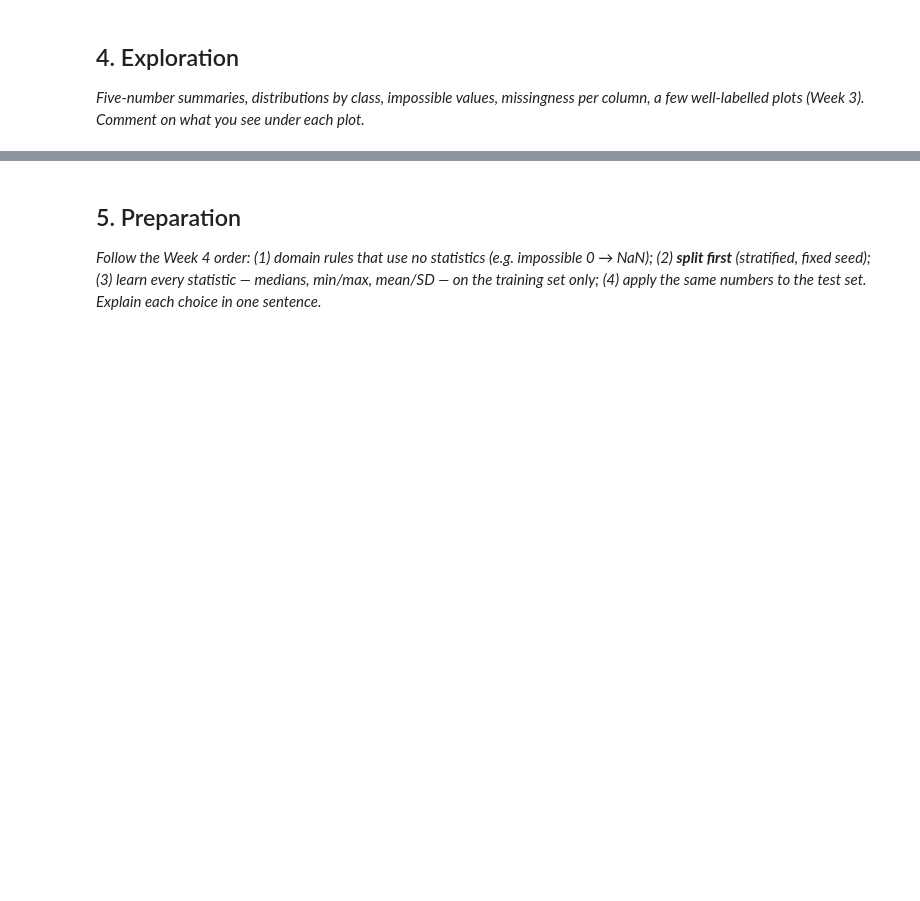
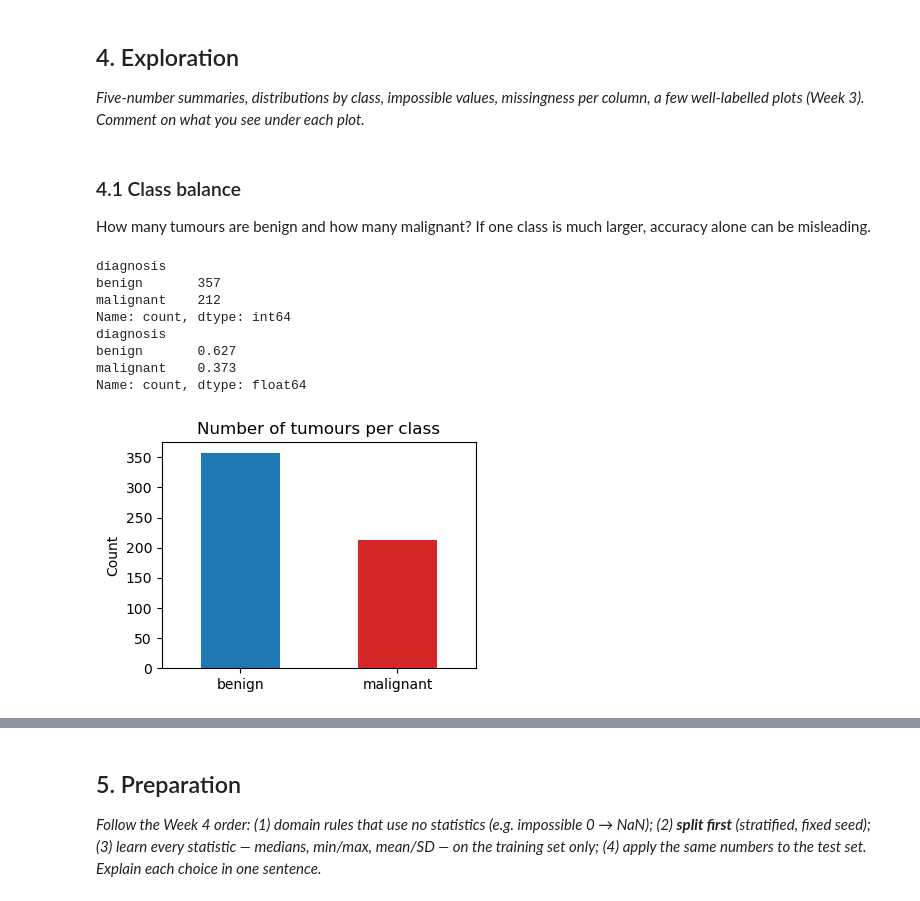
Before and after one commit to TalhaTufanN/se309-breast-cancer-diagnosis, a Jupyter notebook: notebooks/project.ipynb, the cells around one changed output, grey strips where cells are left out. Saved outputs shown, nothing was run; the diff lists cells and outputs as text; code cells hidden in the pictures; blank space fills up the shorter version.

```diff
--- a/notebooks/project.ipynb
+++ b/notebooks/project.ipynb
@@ -48,10 +48,15 @@ The 30 features are 10 nucleus properties (radius, texture, perimeter, area, smo
 import numpy as np
 import pandas as pd
 import matplotlib.pyplot as plt
+from pathlib import Path
 from sklearn.datasets import load_breast_cancer
 
 SEED = 42
 np.random.seed(SEED)
+
+# Figures are saved to the images/ folder of the repository
+IMG = Path("../images") if Path("../images").is_dir() else Path("images")
+IMG.mkdir(exist_ok=True)
 # %%
 # Load the data (same columns and labels as data/wdbc.csv)
 bunch = load_breast_cancer(as_frame=True)
@@ -73,0 +85,28 @@ df.head()
+# %% [markdown]
+### 4.1 Class balance
+
+How many tumours are benign and how many malignant? If one class is much larger, accuracy alone can be misleading.
+# %%
+counts = df["diagnosis"].value_counts()
+print(counts)
+print((counts / len(df)).round(3))
+
+fig, ax = plt.subplots(figsize=(4, 3))
+counts.plot.bar(ax=ax, color=["tab:blue", "tab:red"])
+ax.set_title("Number of tumours per class")
+ax.set_xlabel("")
+ax.set_ylabel("Count")
+ax.tick_params(axis="x", rotation=0)
+plt.tight_layout()
+plt.savefig(IMG / "class_balance.png", dpi=150)
+plt.show()
+# %% [output]
+diagnosis
+benign       357
+malignant    212
+Name: count, dtype: int64
+diagnosis
+benign       0.627
+malignant    0.373
+Name: count, dtype: float64
+[figure, added]
```
Also changed, not shown: parts of 24 cells of this notebook, 5 other files.
